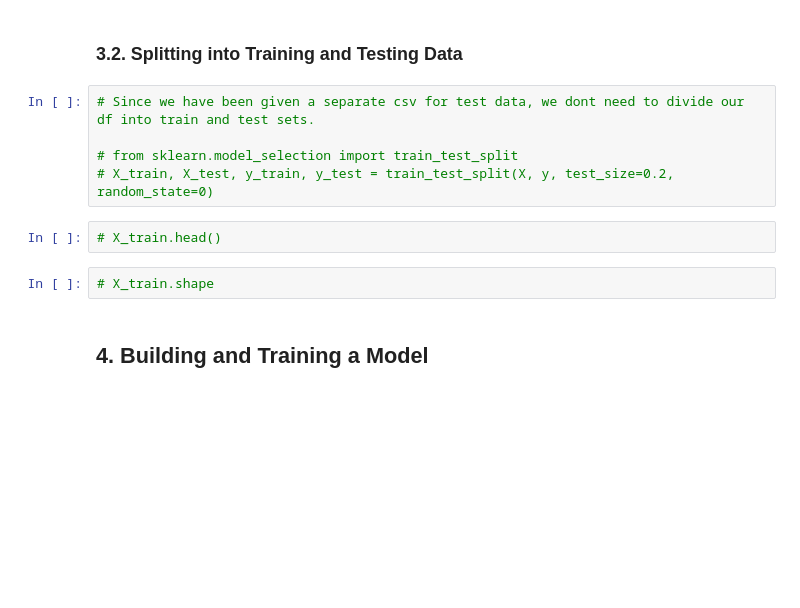
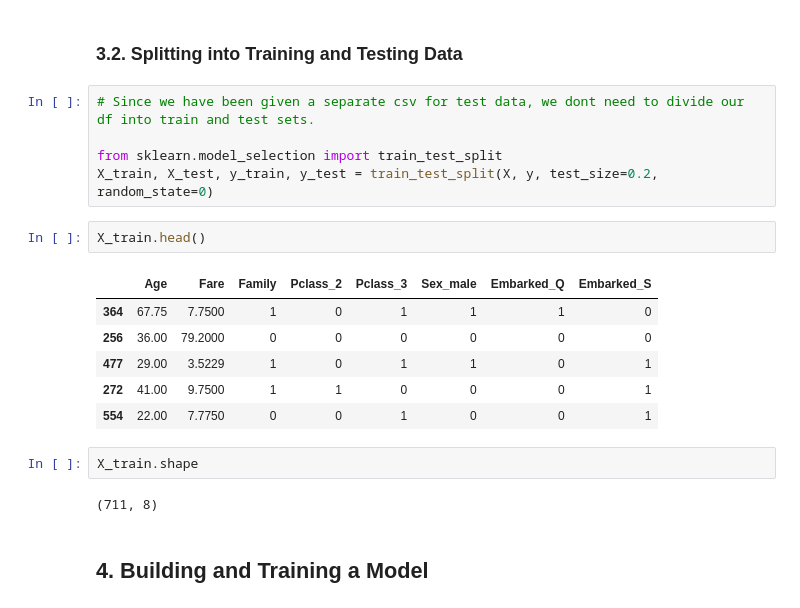
Before and after one commit to harshulkuhar/titanic-survival, a Jupyter notebook: titanic_survival_prediction.ipynb, the cells around one changed output. Drawn from its saved outputs; the diff is of its cells as text; blank space fills up the shorter version.

Commit message:
added back train_test_split

```diff
--- a/titanic_survival_prediction.ipynb
+++ b/titanic_survival_prediction.ipynb
@@ -310,11 +312,20 @@ Seems like the price of the ticket, the passenger's age, sex and them being lowe
 # %%
 # Since we have been given a separate csv for test data, we dont need to divide our df into train and test sets.
 
-# from sklearn.model_selection import train_test_split
-# X_train, X_test, y_train, y_test = train_test_split(X, y, test_size=0.2, random_state=0)
+from sklearn.model_selection import train_test_split
+X_train, X_test, y_train, y_test = train_test_split(X, y, test_size=0.2, random_state=0)
-# %%
-# X_train.head()
-# %%
-# X_train.shape
+# %%
+X_train.head()
+# %% [output]
+|  | Age | Fare | Family | Pclass_2 | Pclass_3 | Sex_male | Embarked_Q | Embarked_S |
+| 364 | 67.75 | 7.7500 | 1 | 0 | 1 | 1 | 1 | 0 |
+| 256 | 36.00 | 79.2000 | 0 | 0 | 0 | 0 | 0 | 0 |
+| 477 | 29.00 | 3.5229 | 1 | 0 | 1 | 1 | 0 | 1 |
+| 272 | 41.00 | 9.7500 | 1 | 1 | 0 | 0 | 0 | 1 |
+| 554 | 22.00 | 7.7750 | 0 | 0 | 1 | 0 | 0 | 1 |
+# %%
+X_train.shape
+# %% [output]
+(711, 8)
 # %% [markdown]
 ## 4. Building and Training a Model
```
Also changed, not shown: parts of 5 cells of this notebook.
